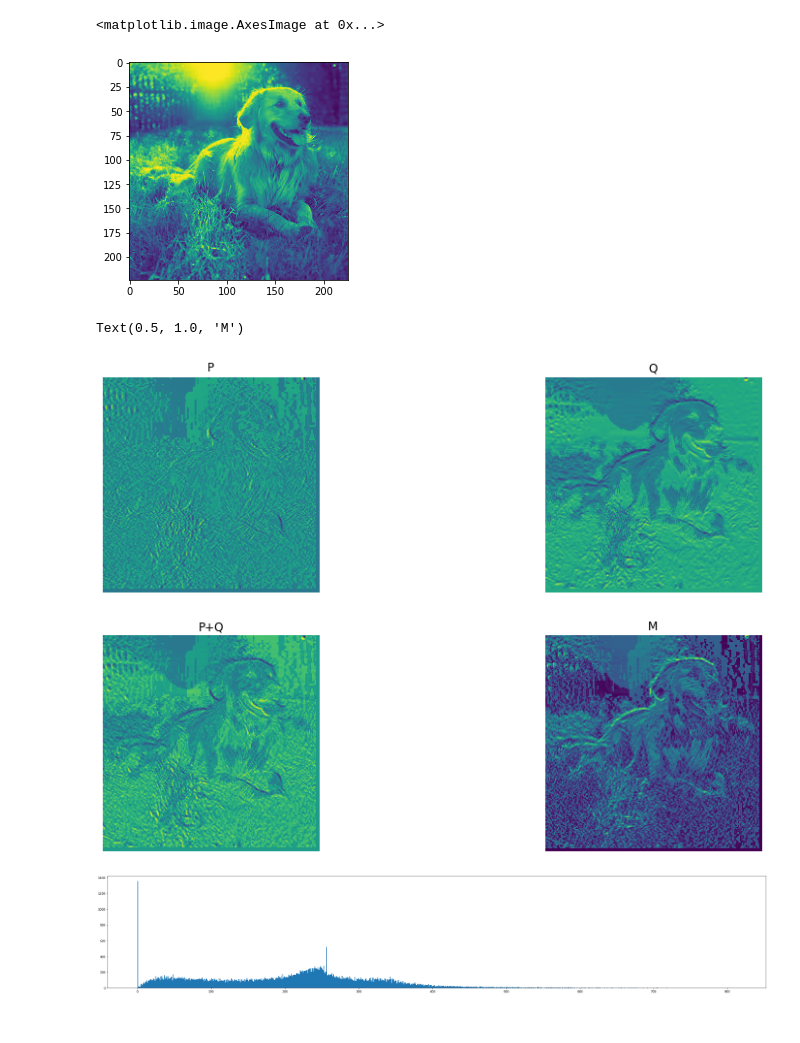
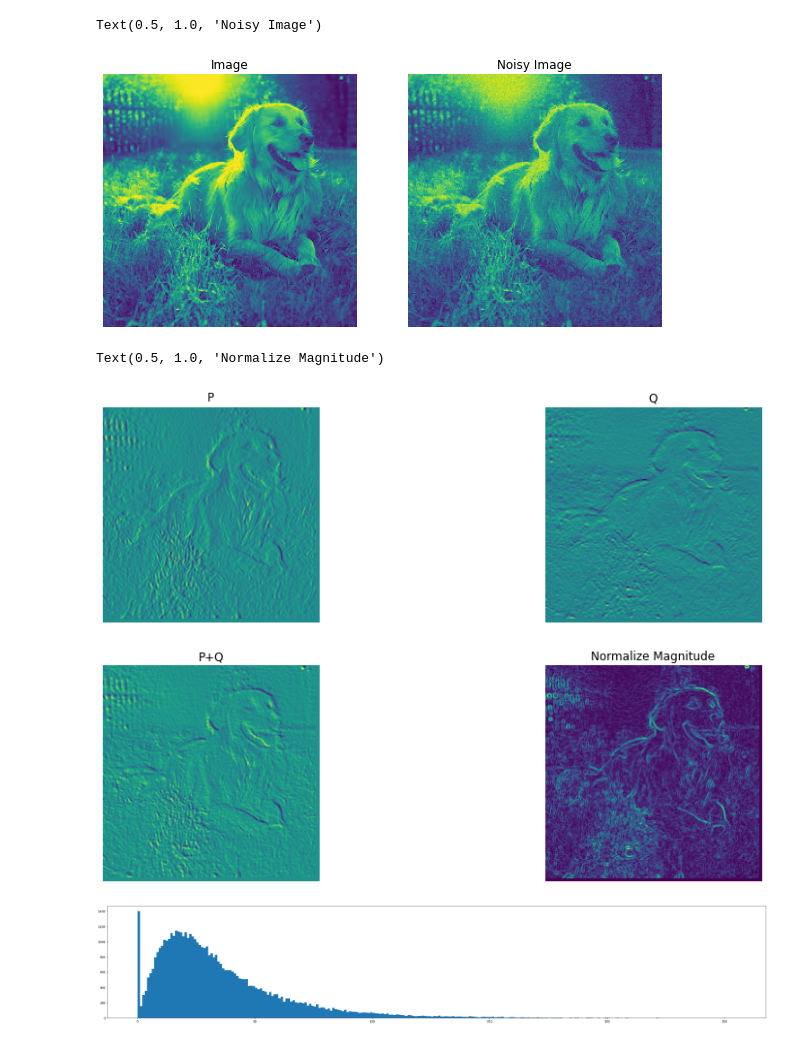
Before and after one commit to pradipdas9040/Computer-Vision, a Jupyter notebook: Anisotropic Diffusion.ipynb, the cells around one changed output. Cells and saved outputs as stored; diff of their text form; code cells hidden in the pictures.

```diff
--- a/Anisotropic Diffusion.ipynb
+++ b/Anisotropic Diffusion.ipynb
@@ -3,6 +3,10 @@ import numpy as np
 import cv2
 import matplotlib.pyplot as plt
 # %%
+def AddNoise(img, mean=0, std=10):
+    noise_factor = 1
+    return img + noise_factor * np.random.normal(loc=mean, scale=std, size=img.shape)
+
 def I_x(im, i, j):
     return -im[i-1,j-1] + im[i-1,j+1] - 2*im[i,j-1] + 2*im[i,j+1] - im[i+1,j-1] + im[i+1,j+1]
 
@@ -27,7 +31,14 @@ def Sobel(img):
 def Magnitude(X, Y):
     return (X*X + Y*Y)**(1/2)
 
-def Get_B(a, img):
+def normalize255(img):
+    M = np.zeros(img.shape)
+    for i in range(img.shape[0]):
+        for j in range(img.shape[1]):
+            M[i,j] = ((img[i,j] - img.min())/(img.max() - img.min()))*255
+    return M
+
+def Get_B(a):
     k = 0
     I = 0
     for i in range(a.shape[0]):
@@ -77,8 +88,21 @@ def AnisotropicDiffusion(image, B, itr=1):
     return A2
 # %%
 img = cv2.imread('E:\Dataset\dog.jpg', cv2.IMREAD_GRAYSCALE)
+img_noisy = AddNoise(img, std=10)
+
+fig = plt.figure(figsize=(10, 9))
+rows = 1
+columns = 2
+fig.add_subplot(rows, columns, 1)
 plt.imshow(img)
+plt.axis('off')
+plt.title("Image")
+
+fig.add_subplot(rows, columns, 2)
+plt.imshow(img_noisy)
+plt.axis('off')
+plt.title("Noisy Image")
 # %% [output]
-<matplotlib.image.AxesImage at 0x...>
+Text(0.5, 1.0, 'Noisy Image')
-[figure, old version]
+[figure, new version]
 # %%
@@ -112,15 +138,15 @@ plt.title("P+Q")
 fig.add_subplot(rows, columns, 4)
 plt.imshow(M)
 plt.axis('off')
-plt.title("M")
+plt.title("Normalize Magnitude")
 # %% [output]
-Text(0.5, 1.0, 'M')
+Text(0.5, 1.0, 'Normalize Magnitude')
-[figure, old version]
+[figure, new version]
 # %%
 fig, ax = plt.subplots(figsize =(40, 7))
-hist_fq, hist_range, _ = ax.hist(M.reshape(img.shape[0]*img.shape[1]), bins = [i for i in range(1+int(M.max()))])
+hist_fq, hist_range, _ = ax.hist(M.reshape(img_noisy.shape[0]*img_noisy.shape[1]), bins = [i for i in range(1+int(M.max()))])
 # %% [output]
-[figure, old version]
+[figure, new version]
 # %%
 hist_fq.shape
 # %% [output]
```
Also changed, not shown: parts of 5 cells of this notebook.
